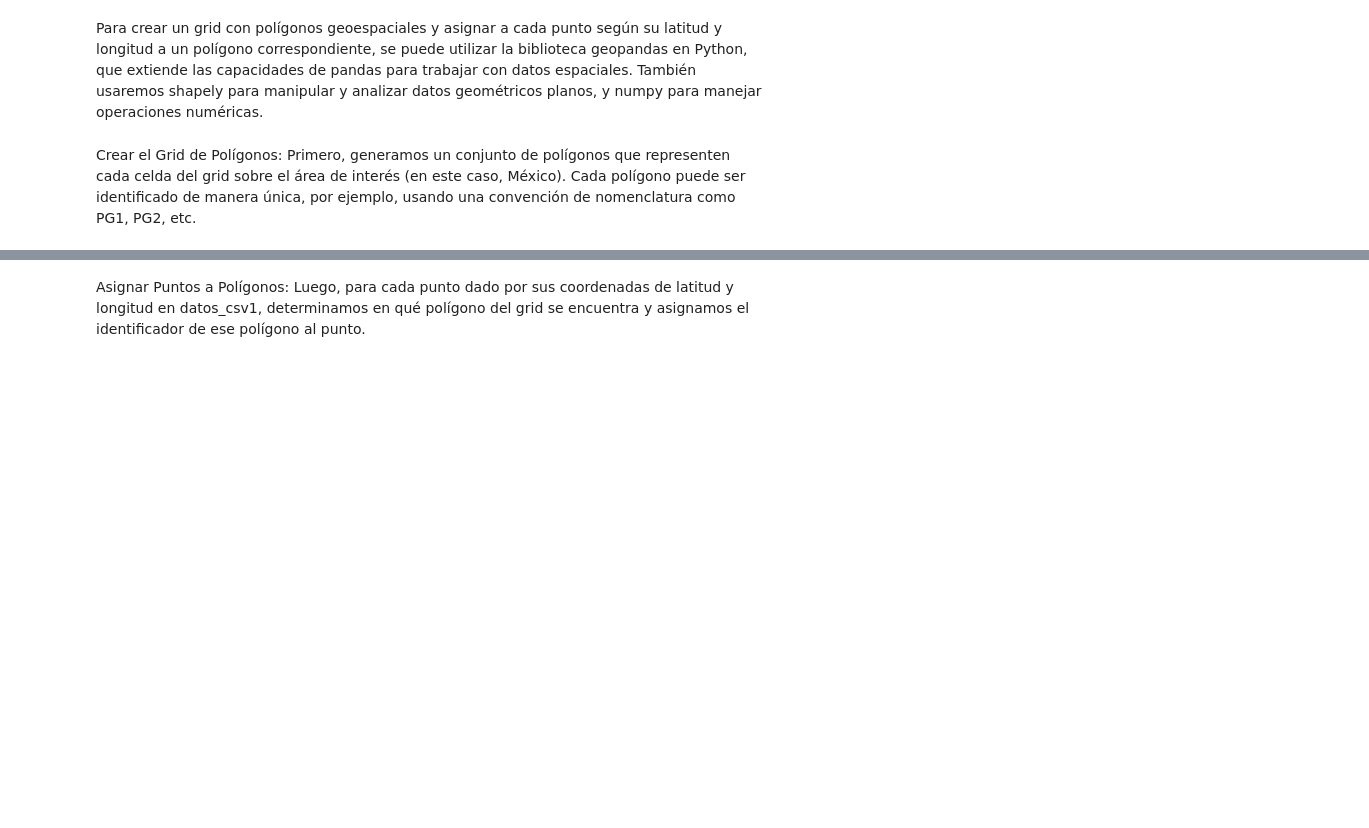
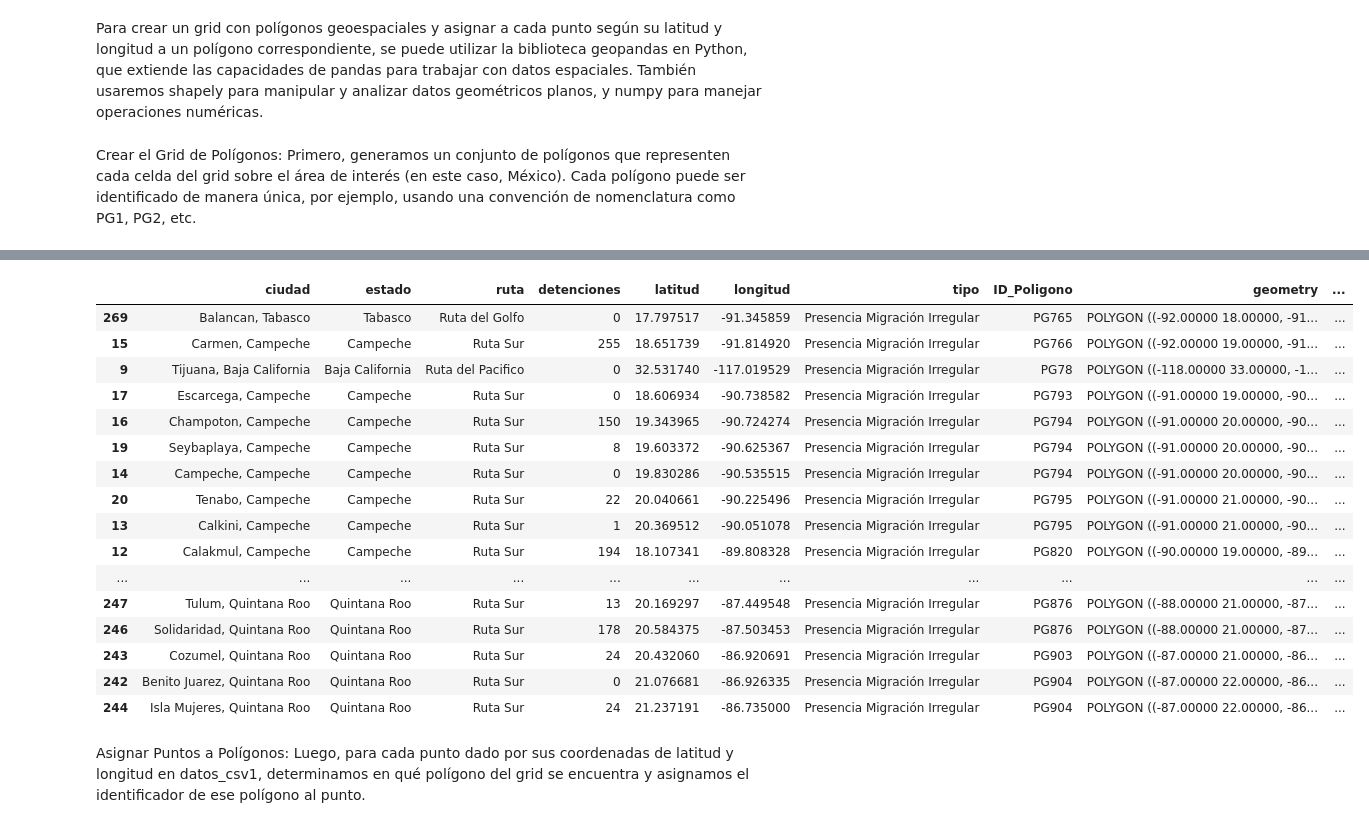
Before and after one commit to puriarter21/Mapa_Migracion_Irregular_Mexico, a Jupyter notebook: 3. mapas/1. Mapas/Metodo_1/ciudades_rutas/ciudades detenciones/mapeando_ciudades.ipynb, the cells around one changed output, grey strips where cells are left out. Cells and saved outputs as stored; diff of their text form; code cells hidden in the pictures; blank space fills up the shorter version.

```diff
--- a/3. mapas/1. Mapas/Metodo_1/ciudades_rutas/ciudades detenciones/mapeando_ciudades.ipynb
+++ b/3. mapas/1. Mapas/Metodo_1/ciudades_rutas/ciudades detenciones/mapeando_ciudades.ipynb
@@ -244,0 +334,6 @@ grid = crear_grid(xmin, xmax, ymin, ymax, 1, 1)  # Celdas de 1 grado por 1 grado
+# %%
+# Eliminar las columnas del DataFrame
+datos_csv1 = datos_csv1.drop(columns=['ID_Poligono','ID', 'geometry_x', 'geometry_y', 'geometry'])
+
+# Verificación: Muestra las primeras filas para asegurarse de que las columnas han sido eliminadas
+print(datos_csv1.head())
@@ -245,4 +361,13 @@ grid = crear_grid(xmin, xmax, ymin, ymax, 1, 1)  # Celdas de 1 grado por 1 grado
+# %%
+# Convertir la columna 'detenciones' a entero
+datos_csv1['detenciones'] = pd.to_numeric(datos_csv1['detenciones'], errors='coerce').fillna(0).astype(int)
 # %%
 # Paso 2: Asignar Puntos a Polígonos
-puntos = [Point(xy) for xy in zip(datos_csv2.longitud, datos_csv1.latitud)]
-geo_df = gpd.GeoDataFrame(datos_csv2, geometry=puntos)
+puntos = [Point(xy) for xy in zip(datos_csv1.longitud, datos_csv1.latitud)]
+geo_df = gpd.GeoDataFrame(datos_csv1, geometry=puntos)
+
+# Realizar la asignación
+geo_df = gpd.sjoin(geo_df, grid, how='left', op='within')
+
+# Paso 3: Actualizar DataFrame
+datos_csv1['ID_Poligono'] = geo_df['ID_Poligono']
@@ -279,12 +374,12 @@ print(datos_csv2.head())
 # %%
 # Asegurándose de que datos_csv2 es un GeoDataFrame
-if not isinstance(datos_csv2, gpd.GeoDataFrame):
+if not isinstance(datos_csv1, gpd.GeoDataFrame):
     # Si datos_csv2 ya tiene una columna 'geometry', úsala; de lo contrario, se necesita definir una
-    if 'geometry' in datos_csv2.columns:
-        datos_csv2 = gpd.GeoDataFrame(datos_csv2, geometry='geometry')
+    if 'geometry' in datos_csv1.columns:
+        datos_csv1 = gpd.GeoDataFrame(datos_csv1, geometry='geometry')
     else:
         # Aquí se asume que no hay una columna 'geometry' existente y que quizás no necesites definir una en este momento
-        datos_csv2 = gpd.GeoDataFrame(datos_csv2)
+        datos_csv1 = gpd.GeoDataFrame(datos_csv1)
 
 # Realizar el merge (unión) entre datos_csv2 y grid usando 'ID_Poligono' como clave
-datos_csv2 = datos_csv2.merge(grid[['ID_Poligono', 'geometry']], on='ID_Poligono', how='left')
+datos_csv1 = datos_csv1.merge(grid[['ID_Poligono', 'geometry']], on='ID_Poligono', how='left')
@@ -300,2 +386,22 @@ datos_csv2.head()
+# %%
+datos_csv1.tail(20)
+# %% [output]
+|  | ciudad | estado | ruta | detenciones | latitud | longitud | tipo | ID_Poligono | geometry | ... |
+| 269 | Balancan, Tabasco | Tabasco | Ruta del Golfo | 0 | 17.797517 | -91.345859 | Presencia Migración Irregular | PG765 | POLYGON ((-92.00000 18.00000, -91... | ... |
+| 15 | Carmen, Campeche | Campeche | Ruta Sur | 255 | 18.651739 | -91.814920 | Presencia Migración Irregular | PG766 | POLYGON ((-92.00000 19.00000, -91... | ... |
+| 9 | Tijuana, Baja California | Baja California | Ruta del Pacifico | 0 | 32.531740 | -117.019529 | Presencia Migración Irregular | PG78 | POLYGON ((-118.00000 33.00000, -1... | ... |
+| 17 | Escarcega, Campeche | Campeche | Ruta Sur | 0 | 18.606934 | -90.738582 | Presencia Migración Irregular | PG793 | POLYGON ((-91.00000 19.00000, -90... | ... |
+| 16 | Champoton, Campeche | Campeche | Ruta Sur | 150 | 19.343965 | -90.724274 | Presencia Migración Irregular | PG794 | POLYGON ((-91.00000 20.00000, -90... | ... |
+| 19 | Seybaplaya, Campeche | Campeche | Ruta Sur | 8 | 19.603372 | -90.625367 | Presencia Migración Irregular | PG794 | POLYGON ((-91.00000 20.00000, -90... | ... |
+| 14 | Campeche, Campeche | Campeche | Ruta Sur | 0 | 19.830286 | -90.535515 | Presencia Migración Irregular | PG794 | POLYGON ((-91.00000 20.00000, -90... | ... |
+| 20 | Tenabo, Campeche | Campeche | Ruta Sur | 22 | 20.040661 | -90.225496 | Presencia Migración Irregular | PG795 | POLYGON ((-91.00000 21.00000, -90... | ... |
+| 13 | Calkini, Campeche | Campeche | Ruta Sur | 1 | 20.369512 | -90.051078 | Presencia Migración Irregular | PG795 | POLYGON ((-91.00000 21.00000, -90... | ... |
+| 12 | Calakmul, Campeche | Campeche | Ruta Sur | 194 | 18.107341 | -89.808328 | Presencia Migración Irregular | PG820 | POLYGON ((-90.00000 19.00000, -89... | ... |
+| ... | ... | ... | ... | ... | ... | ... | ... | ... | ... | ... |
+| 247 | Tulum, Quintana Roo | Quintana Roo | Ruta Sur | 13 | 20.169297 | -87.449548 | Presencia Migración Irregular | PG876 | POLYGON ((-88.00000 21.00000, -87... | ... |
+| 246 | Solidaridad, Quintana Roo | Quintana Roo | Ruta Sur | 178 | 20.584375 | -87.503453 | Presencia Migración Irregular | PG876 | POLYGON ((-88.00000 21.00000, -87... | ... |
+| 243 | Cozumel, Quintana Roo | Quintana Roo | Ruta Sur | 24 | 20.432060 | -86.920691 | Presencia Migración Irregular | PG903 | POLYGON ((-87.00000 21.00000, -86... | ... |
+| 242 | Benito Juarez, Quintana Roo | Quintana Roo | Ruta Sur | 0 | 21.076681 | -86.926335 | Presencia Migración Irregular | PG904 | POLYGON ((-87.00000 22.00000, -86... | ... |
+| 244 | Isla Mujeres, Quintana Roo | Quintana Roo | Ruta Sur | 24 | 21.237191 | -86.735000 | Presencia Migración Irregular | PG904 | POLYGON ((-87.00000 22.00000, -86... | ... |
 # %% [markdown]
 Asignar Puntos a Polígonos: Luego, para cada punto dado por sus coordenadas de latitud y longitud en datos_csv1, determinamos en qué polígono del grid se encuentra y asignamos el identificador de ese polígono al punto.
```
Also changed, not shown: parts of 26 cells of this notebook, 2 other files.
